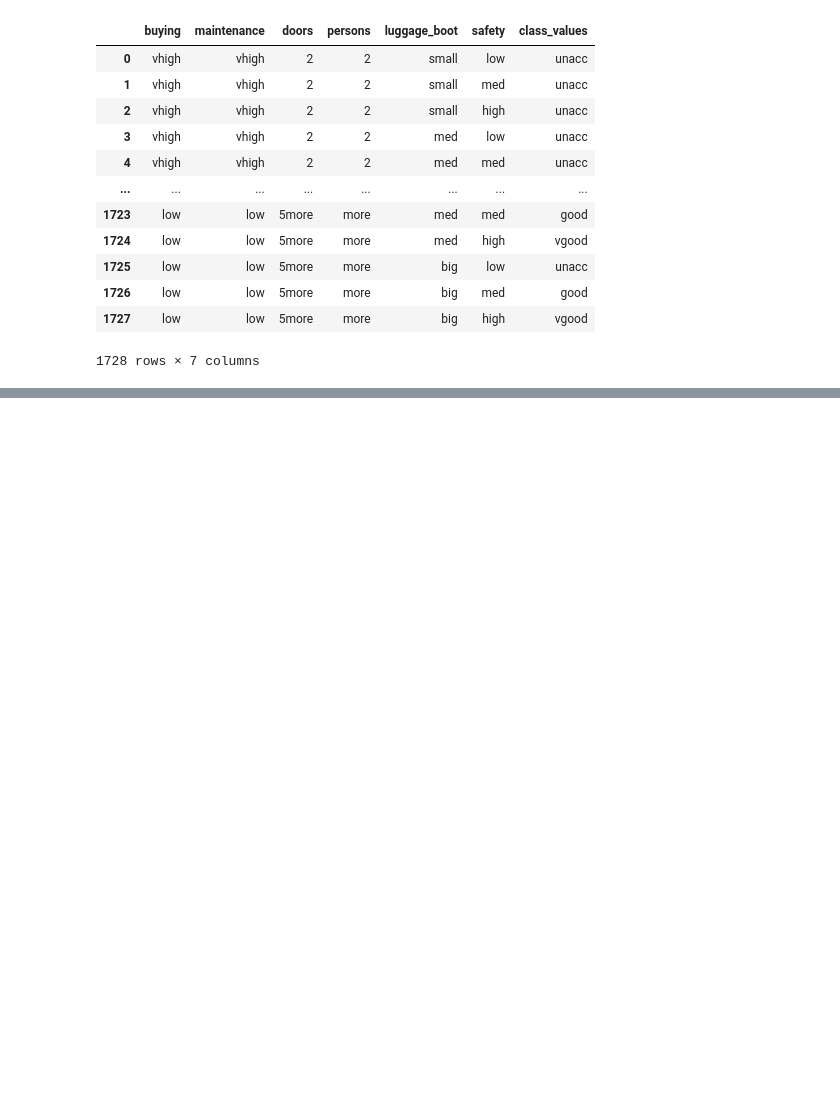
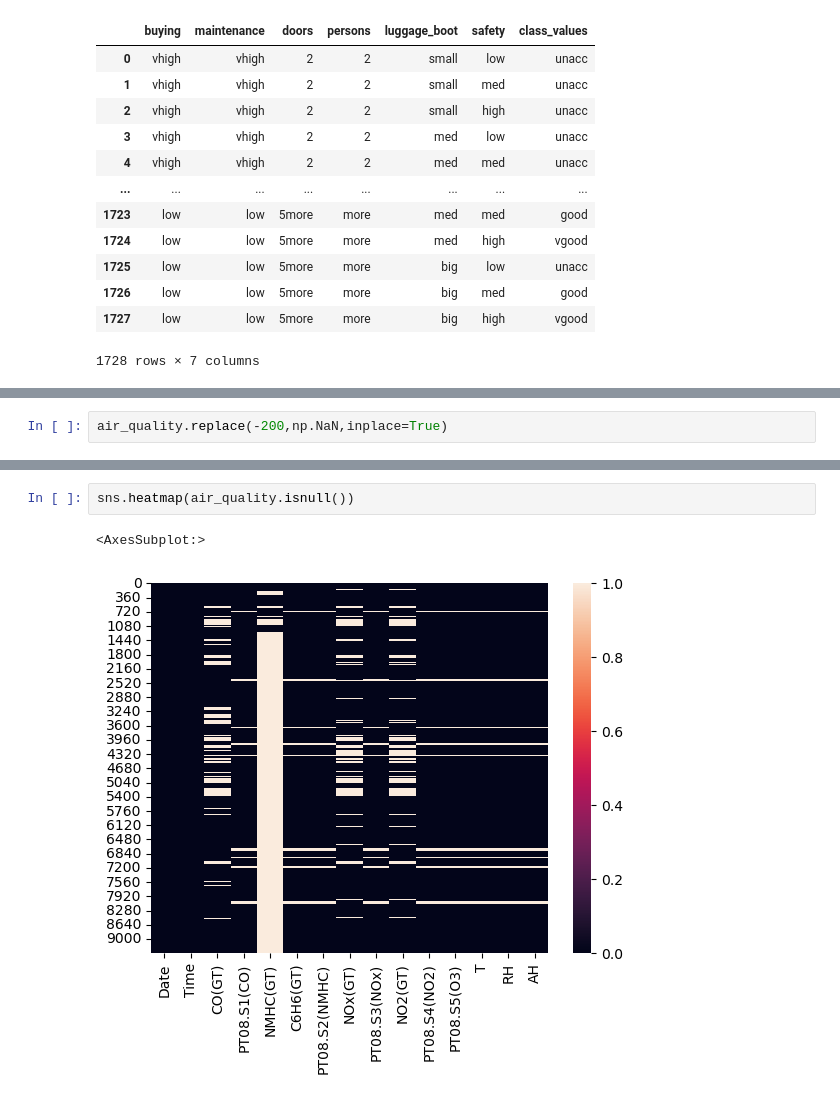
Before and after one commit to sahilgarg510/deliotte_bootcamp, a Jupyter notebook: Coding_Fundamentals.ipynb, the cells around one changed output, grey strips where cells are left out. Drawn from its saved outputs; the diff is of its cells as text; blank space fills up the shorter version.

```diff
--- a/Coding_Fundamentals.ipynb
+++ b/Coding_Fundamentals.ipynb
@@ -580,0 +952,2 @@ cars.iloc[:,:]
+# %%
+air_quality.replace(-200,np.NaN,inplace=True)
@@ -580,0 +963,5 @@ cars.iloc[:,:]
+# %%
+sns.heatmap(air_quality.isnull())
+# %% [output]
+<AxesSubplot:>
+[figure, added]
```
Also changed, not shown: parts of 43 cells of this notebook.
